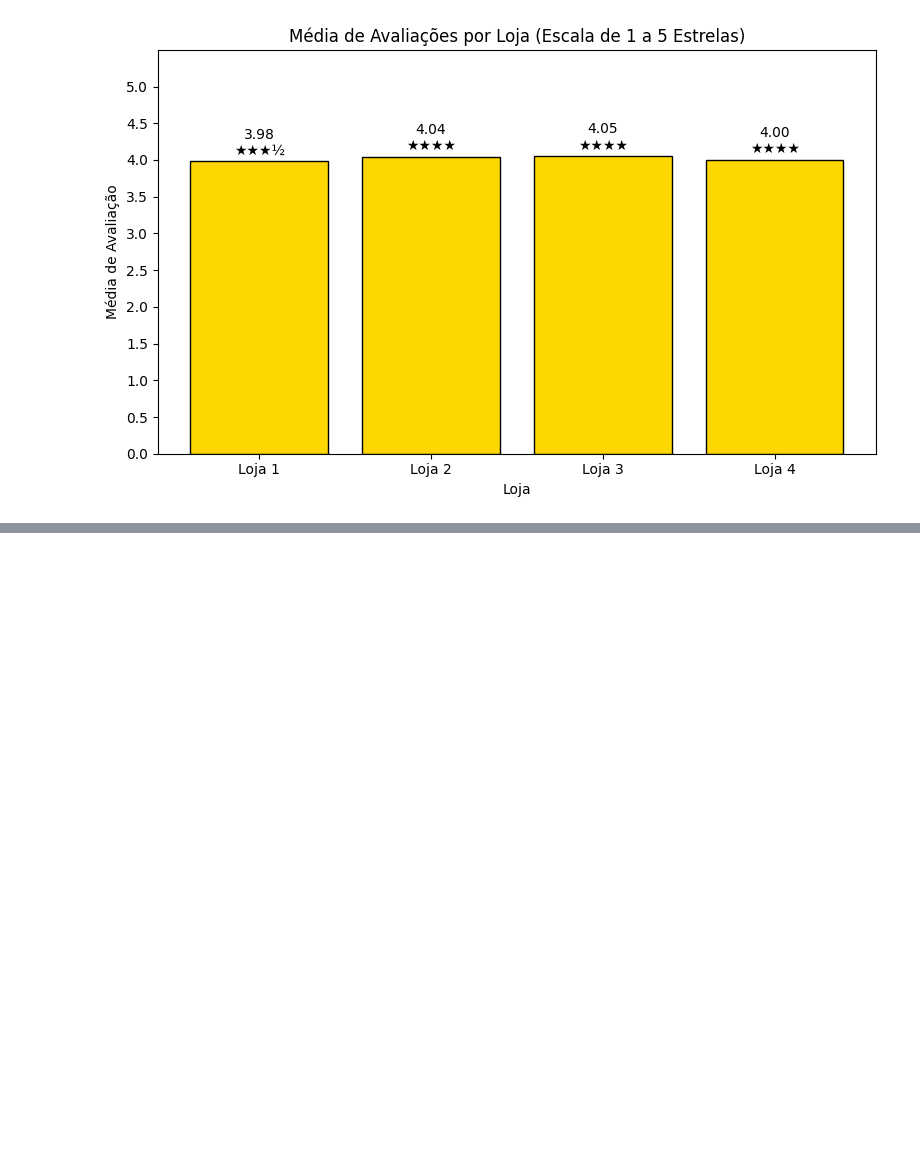
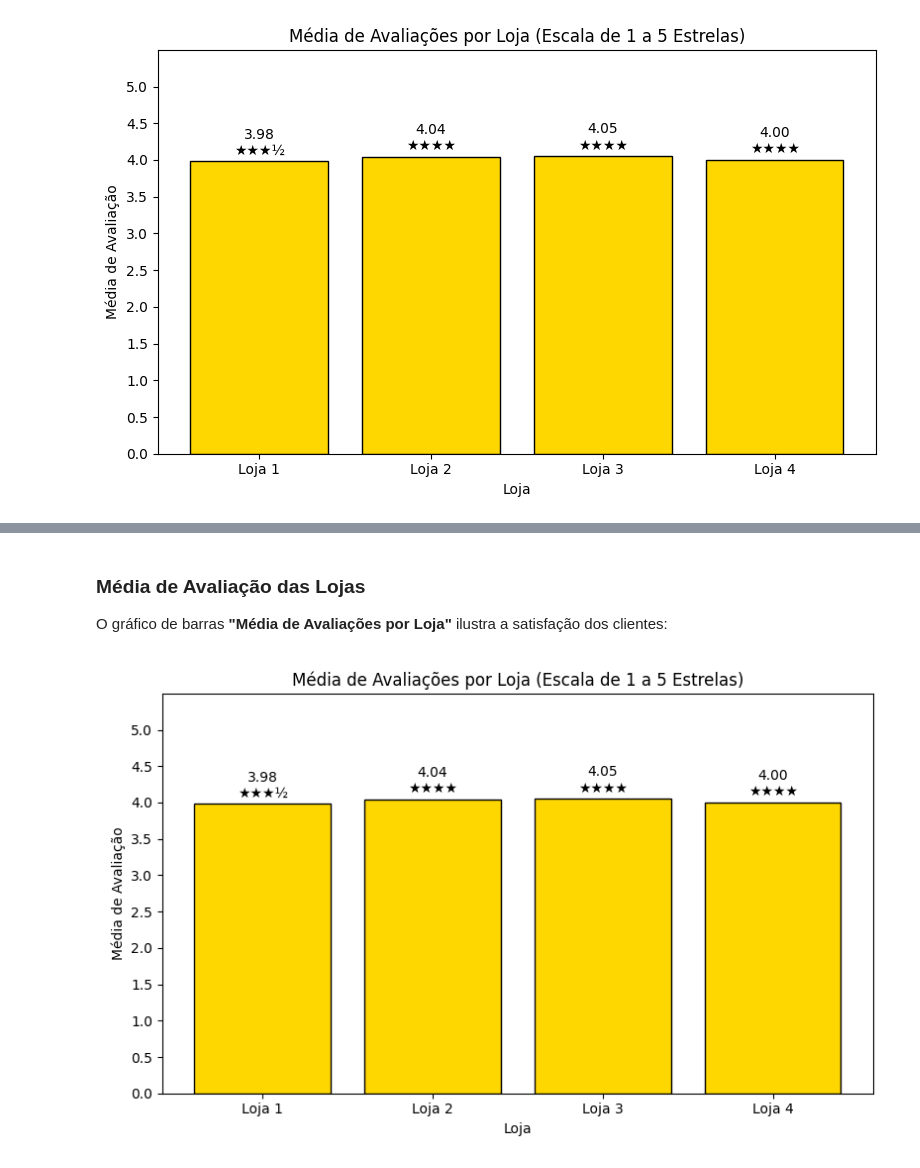
Before and after one commit to rodrigosergiosilva/challenge-alura-store, a Jupyter notebook: AluraStoreBr.ipynb, the cells around one changed output, grey strips where cells are left out. Drawn from its saved outputs; the diff is of its cells as text; code cells hidden in the pictures; blank space fills up the shorter version.

```diff
--- a/AluraStoreBr.ipynb
+++ b/AluraStoreBr.ipynb
@@ -393,0 +451,9 @@ plt.show()
+# %% [markdown]
+### Média de Avaliação das Lojas
+
+O gráfico de barras **"Média de Avaliações por Loja"** ilustra a satisfação dos clientes:
+# %%
+from IPython.display import Image
+Image("media_avaliacao_lojas.png")
+# %% [output]
+[figure, added]
```
Also changed, not shown: parts of 13 cells of this notebook.
